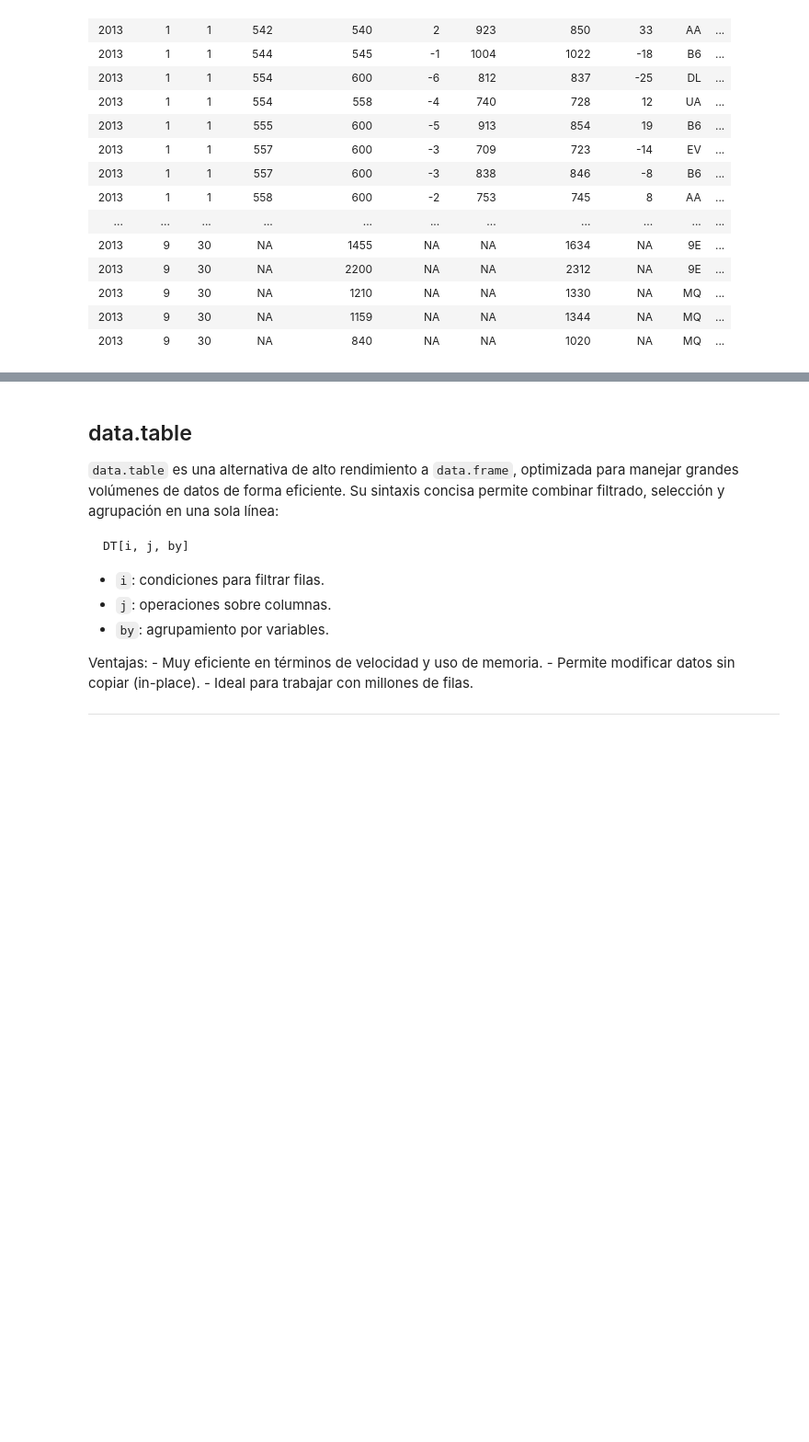
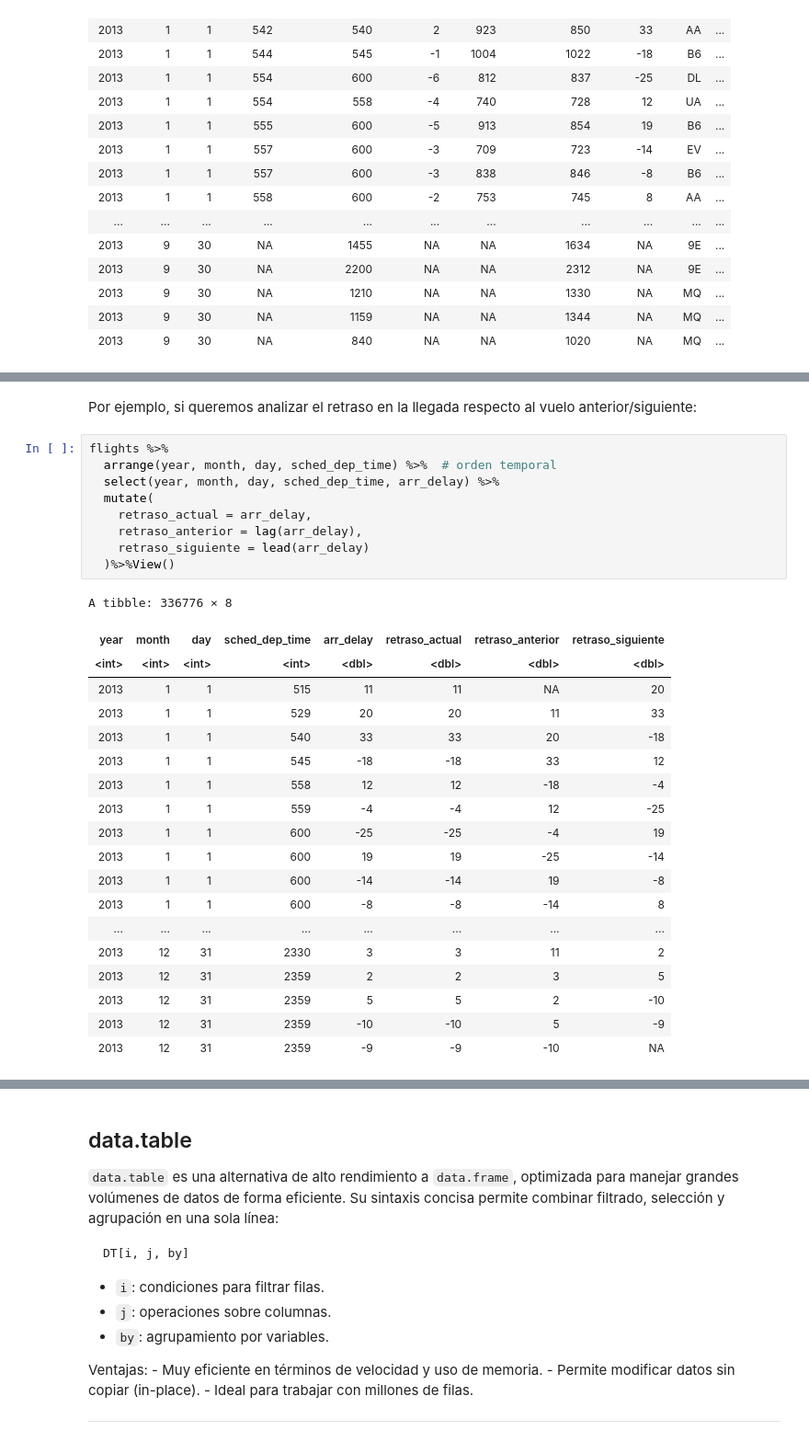
Before and after one commit to ednavivianasegura/ERAP_Curso_R, a Jupyter notebook: ERAP_R_Course.ipynb, the cells around one changed output, grey strips where cells are left out. Shown at 92% size. Drawn from its saved outputs; the diff is of its cells as text; blank space fills up the shorter version.

```diff
--- a/ERAP_R_Course.ipynb
+++ b/ERAP_R_Course.ipynb
@@ -1630,0 +1704,31 @@ Por ejemplo, si sólo necesitamos calcular velocidad, debido a que no necesitamo
+# %% [markdown]
+Por ejemplo, si queremos analizar el retraso en la llegada respecto al vuelo anterior/siguiente:
+# %%
+flights %>%
+  arrange(year, month, day, sched_dep_time) %>%  # orden temporal
+  select(year, month, day, sched_dep_time, arr_delay) %>%
+  mutate(
+    retraso_actual = arr_delay,
+    retraso_anterior = lag(arr_delay),
+    retraso_siguiente = lead(arr_delay)
+  )%>%View()
+# %% [output]
+A tibble: 336776 × 8
+| year | month | day | sched_dep_time | arr_delay | retraso_actual | retraso_anterior | retraso_siguiente |
+| <int> | <int> | <int> | <int> | <dbl> | <dbl> | <dbl> | <dbl> |
+| 2013 | 1 | 1 | 515 | 11 | 11 | NA | 20 |
+| 2013 | 1 | 1 | 529 | 20 | 20 | 11 | 33 |
+| 2013 | 1 | 1 | 540 | 33 | 33 | 20 | -18 |
+| 2013 | 1 | 1 | 545 | -18 | -18 | 33 | 12 |
+| 2013 | 1 | 1 | 558 | 12 | 12 | -18 | -4 |
+| 2013 | 1 | 1 | 559 | -4 | -4 | 12 | -25 |
+| 2013 | 1 | 1 | 600 | -25 | -25 | -4 | 19 |
+| 2013 | 1 | 1 | 600 | 19 | 19 | -25 | -14 |
+| 2013 | 1 | 1 | 600 | -14 | -14 | 19 | -8 |
+| 2013 | 1 | 1 | 600 | -8 | -8 | -14 | 8 |
+| ... | ... | ... | ... | ... | ... | ... | ... |
+| 2013 | 12 | 31 | 2330 | 3 | 3 | 11 | 2 |
+| 2013 | 12 | 31 | 2359 | 2 | 2 | 3 | 5 |
+| 2013 | 12 | 31 | 2359 | 5 | 5 | 2 | -10 |
+| 2013 | 12 | 31 | 2359 | -10 | -10 | 5 | -9 |
+| 2013 | 12 | 31 | 2359 | -9 | -9 | -10 | NA |
```
Also changed, not shown: parts of 57 cells of this notebook.
